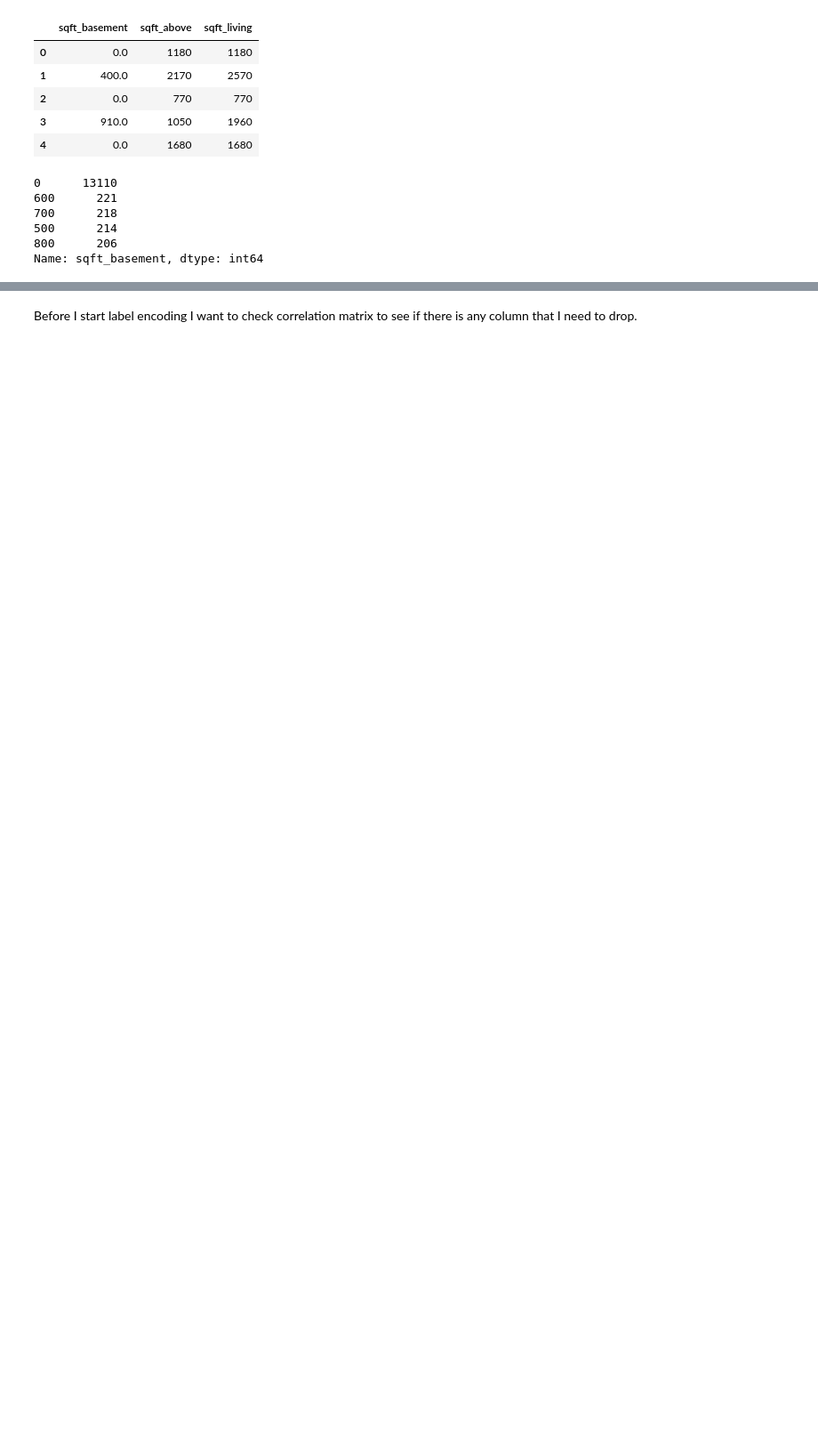
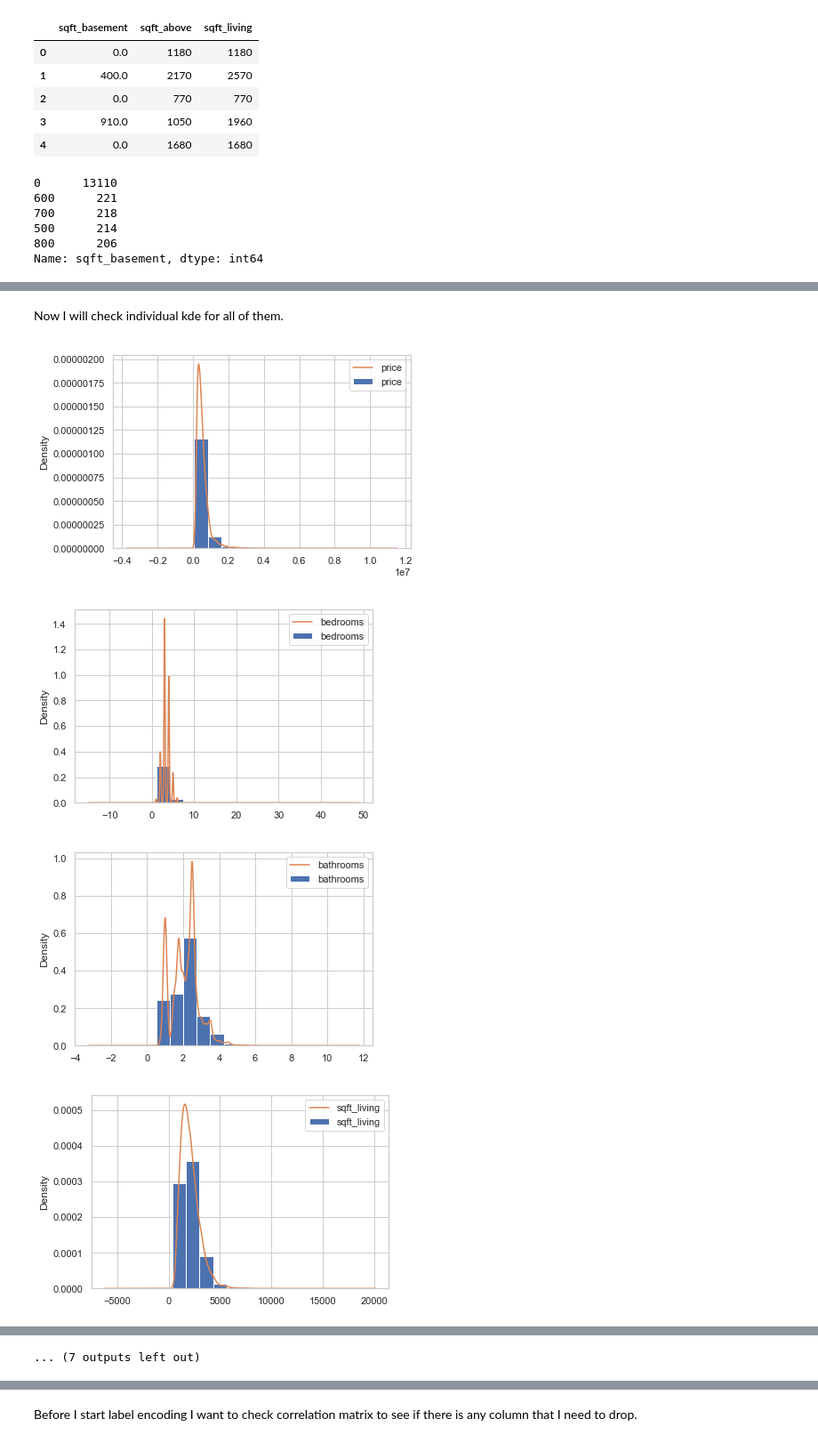
Before and after one commit to fcamuz/house-price-prediction, a Jupyter notebook: student.ipynb, the cells around one changed output, grey strips where cells are left out. Shown at 89% size. Drawn from its saved outputs; the diff is of its cells as text; code cells hidden in the pictures; blank space fills up the shorter version.

```diff
--- a/student.ipynb
+++ b/student.ipynb
@@ -630,0 +379,20 @@ df.zipcode = df.zipcode.cat.codes
+# %% [markdown]
+Now I will check individual kde for all of them.
+# %%
+cols=[ 'price', 'bedrooms', 'bathrooms', 'sqft_living', 'sqft_lot',
+       'floors', 'waterfront', 'view', 'condition', 'grade', 'sqft_above',
+       'sqft_basement', 'yr_built', 'yr_renovated', 'zipcode', 'lat', 'long',
+       'sqft_living15', 'sqft_lot15']
+
+#cols=df.columns
+
+for i in cols:
+    df[i].plot.hist(normed=True )
+    df[i].plot.kde(label=i )
+    plt.legend()
+    plt.show()
+# %% [output]
+[figure, added]
+[figure, added]
+[figure, added]
+[figure, added]
@@ -630,0 +407 @@ df.zipcode = df.zipcode.cat.codes
+... (7 outputs left out)
```
Also changed, not shown: parts of 186 cells of this notebook, 1 other file.
